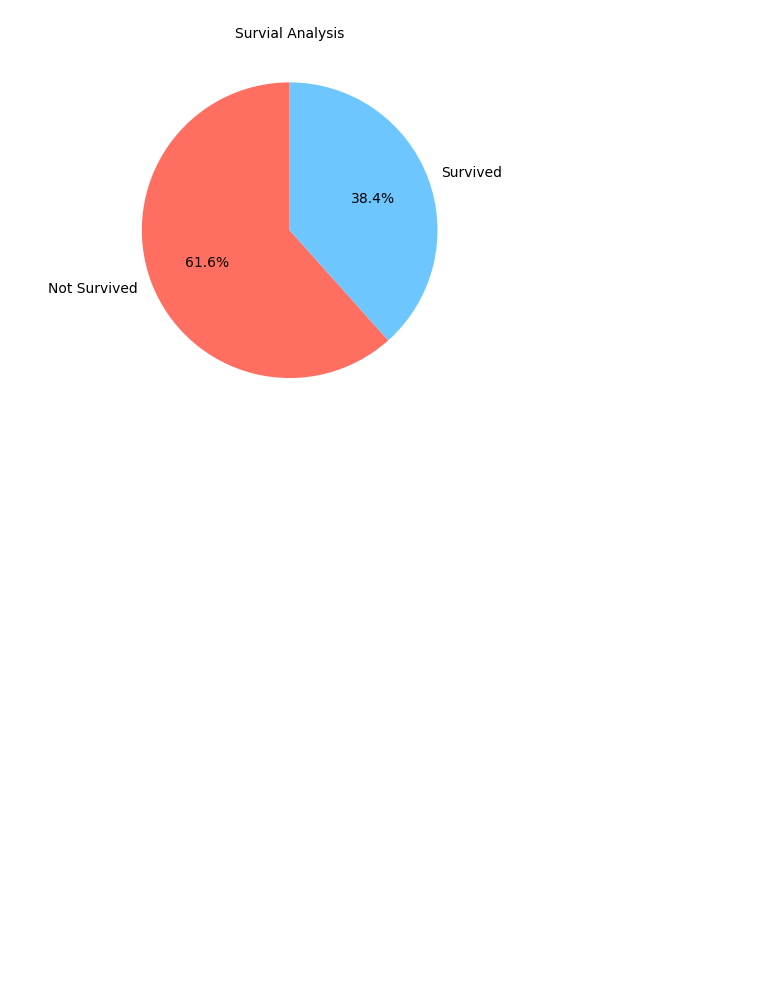
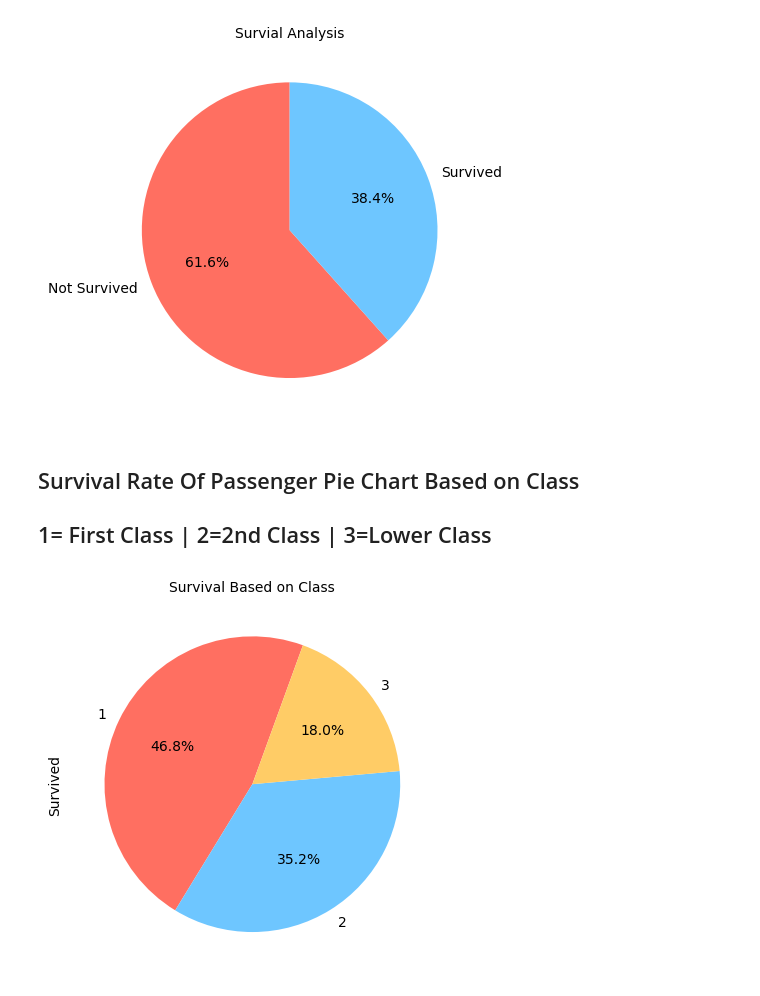
Before and after one commit to Riffatad/Module5-Project, a Jupyter notebook: Titanic.ipynb, the cells around one changed output. Drawn from its saved outputs; the diff is of its cells as text; code cells hidden in the pictures; blank space fills up the shorter version.

```diff
--- a/Titanic.ipynb
+++ b/Titanic.ipynb
@@ -240,3 +240,18 @@ plt.ylabel('')
 plt.show()
 # %% [output]
 [figure]
+# %% [markdown]
+## Survival Rate Of Passenger Pie Chart Based on Class
+## 1= First Class | 2=2nd Class | 3=Lower Class
+# %%
+Titanic_data.groupby('Pclass')['Survived'].mean().plot(
+    kind='pie',
+    labels=['1','2','3'],
+    colors=['#ff6f61','#6ec6ff','#ffcc66'],
+    autopct='%.1f%%',
+    startangle=70
+)
+plt.title("Survival Based on Class", fontsize=10)
+plt.show()
+# %% [output]
+[figure, added]
```
Also changed, not shown: parts of 2 cells of this notebook.
